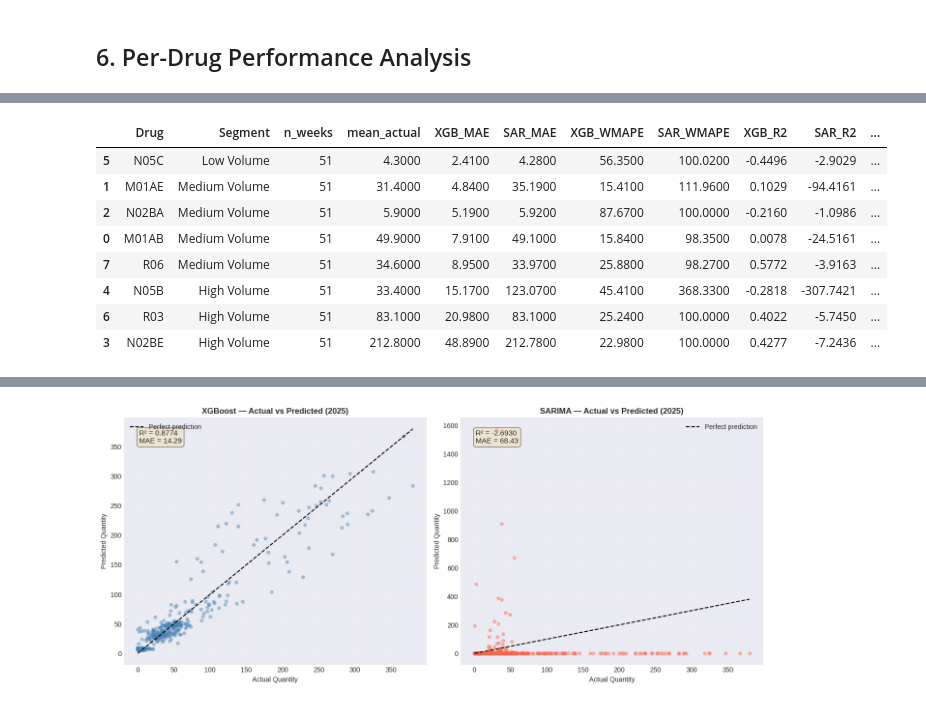
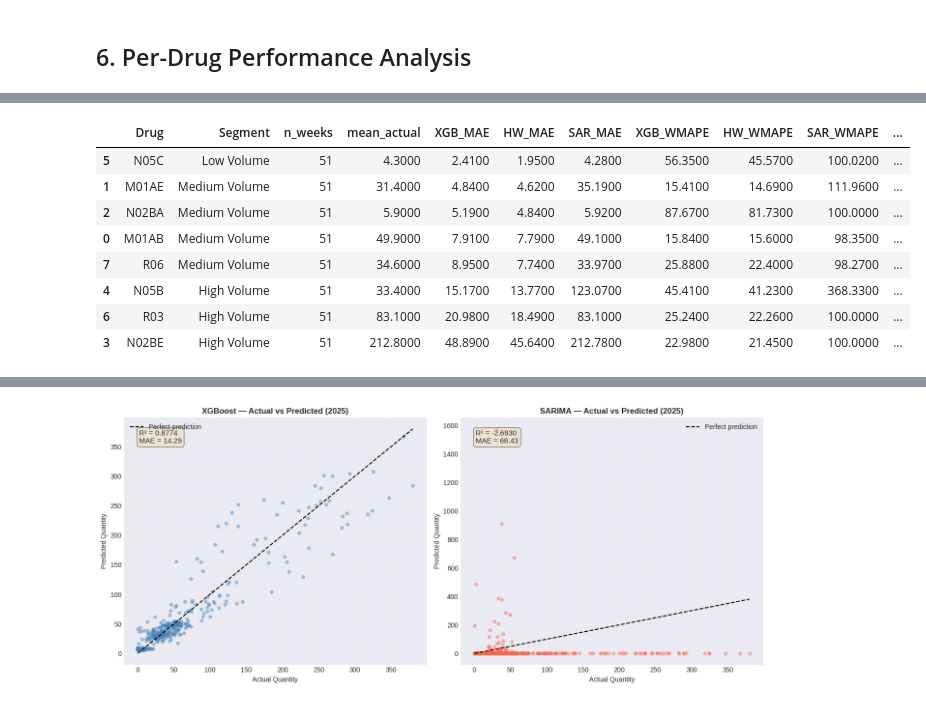
Before and after one commit to onchonga-programmer/pharmacy-forecasting-system, a Jupyter notebook: notebooks/model_validation.ipynb, the cells around one changed output, grey strips where cells are left out. Drawn from its saved outputs; the diff is of its cells as text; code cells hidden in the pictures.

```diff
--- a/notebooks/model_validation.ipynb
+++ b/notebooks/model_validation.ipynb
@@ -103,10 +117,13 @@ XGBoost val period   : 2025
 
 Both XGBoost and SARIMA predictions were computed in their respective training notebooks and saved to CSV. This notebook loads those files and performs a head-to-head evaluation.
 # %%
-# ── Merge both predictions on the same (drug, week) keys ─────────────────────
-# Use XGBoost actual as ground truth (both files share the same actuals for 2025)
+# ── Merge all three model predictions on the same (drug, week) keys ──────────
 merged = xgb_df.merge(
     sar_df[['drug_name', 'week_start_date', 'sarima_pred']],
+    on=['drug_name', 'week_start_date'],
+    how='inner'
+).merge(
+    hw_df[['drug_name', 'week_start_date', 'hw_pred']],
     on=['drug_name', 'week_start_date'],
     how='inner'
 ).copy()
@@ -114,9 +131,10 @@ merged.rename(columns={'actual': 'total_quantity'}, inplace=True)
 merged['quarter'] = merged['week_start_date'].dt.quarter
 
 # Convenience aliases used throughout the notebook
-TARGET     = 'total_quantity'
-XGB_PRED   = 'xgb_pred'
-SAR_PRED   = 'sarima_pred'
+TARGET   = 'total_quantity'
+XGB_PRED = 'xgb_pred'
+SAR_PRED = 'sarima_pred'
+HW_PRED  = 'hw_pred'
 
 print('=' * 65)
 print('2025 TEST DATASET OVERVIEW')
@@ -129,6 +147,7 @@ print()
 print(f"  Actual qty range   : {merged[TARGET].min():.0f}  –  {merged[TARGET].max():.0f}")
 print(f"  XGBoost pred range : {merged[XGB_PRED].min():.2f}  –  {merged[XGB_PRED].max():.2f}")
 print(f"  SARIMA  pred range : {merged[SAR_PRED].min():.2f}  –  {merged[SAR_PRED].max():.2f}")
+print(f"  Holt-Winters range : {merged[HW_PRED].min():.2f}  –  {merged[HW_PRED].max():.2f}")
 print(f"\n✓ Dataset ready for evaluation (n={len(merged):,} records)")
 # %% [output]
 =================================================================
@@ -324,31 +348,45 @@ per_drug_rows = []
 for drug in sorted(merged['drug_name'].unique()):
     ddf = merged[merged['drug_name'] == drug]
     seg = xgb_results.set_index('Drug')['Segment'].get(drug, 'Unknown')
-    mx = calc_metrics(ddf[TARGET], ddf[XGB_PRED], drug)
-    ms = calc_metrics(ddf[TARGET], ddf[SAR_PRED], drug)
+    mx  = calc_metrics(ddf[TARGET], ddf[XGB_PRED], drug)
+    ms  = calc_metrics(ddf[TARGET], ddf[SAR_PRED], drug)
+    mh  = calc_metrics(ddf[TARGET], ddf[HW_PRED],  drug)
+    # Best model by MAE among all three
+    best_mae = min(mx['MAE'], ms['MAE'], mh['MAE'])
+    if   best_mae == mx['MAE']: best_model = '✅ XGBoost'
+    elif best_mae == mh['MAE']: best_model = '✅ Holt-Win'
+    else:                       best_model = '⚠ SARIMA'
     per_drug_rows.append({
-        'Drug':       drug,
-        'Segment':    seg,
-        'n_weeks':    len(ddf),
-        'mean_actual': ddf[TARGET].mean().round(1),
-        'XGB_MAE':    mx['MAE'],
-        'SAR_MAE':    ms['MAE'],
-        'XGB_WMAPE':  mx['WMAPE'],
-        'SAR_WMAPE':  ms['WMAPE'],
-        'XGB_R2':     mx['R2'],
-        'SAR_R2':     ms['R2'],
-        'Winner':     '✅ XGBoost' if mx['MAE'] <= ms['MAE'] else '⚠ SARIMA',
+        'Drug':        drug,
+        'Segment':     seg,
+        'n_weeks':     len(ddf),
+        'mean_actual': round(ddf[TARGET].mean(), 1),
+        'XGB_MAE':     mx['MAE'],
+        'HW_MAE':      mh['MAE'],
+        'SAR_MAE':     ms['MAE'],
+        'XGB_WMAPE':   mx['WMAPE'],
+        'HW_WMAPE':    mh['WMAPE'],
+        'SAR_WMAPE':   ms['WMAPE'],
+        'XGB_R2':      mx['R2'],
+        'HW_R2':       mh['R2'],
+        'SAR_R2':      ms['R2'],
+        'Winner':      best_model,
     })
 
 per_drug_df = pd.DataFrame(per_drug_rows).sort_values('XGB_MAE')
 
-print('=' * 75)
-print('PER-DRUG RECOMPUTED METRICS — 2025 TEST PERIOD')
-print('=' * 75)
+print('=' * 90)
+print('PER-DRUG RECOMPUTED METRICS — 2025 TEST PERIOD (XGBoost vs Holt-Winters vs SARIMA)')
+print('=' * 90)
 display(per_drug_df)
 
 xgb_wins_cnt = (per_drug_df['Winner'] == '✅ XGBoost').sum()
-print(f"\n📊 XGBoost beats SARIMA on MAE: {xgb_wins_cnt}/{len(per_drug_df)} drugs")
+hw_wins_cnt  = (per_drug_df['Winner'] == '✅ Holt-Win').sum()
+sar_wins_cnt = (per_drug_df['Winner'] == '⚠ SARIMA').sum()
+print(f"\n📊 Best model by MAE per drug:")
+print(f"   XGBoost     : {xgb_wins_cnt}/{len(per_drug_df)} drugs")
+print(f"   Holt-Winters: {hw_wins_cnt}/{len(per_drug_df)} drugs")
+print(f"   SARIMA      : {sar_wins_cnt}/{len(per_drug_df)} drugs")
 
 best  = per_drug_df.loc[per_drug_df['XGB_MAE'].idxmin()]
 worst = per_drug_df.loc[per_drug_df['XGB_MAE'].idxmax()]
@@ -361,9 +399,9 @@ PER-DRUG RECOMPUTED METRICS — 2025 TEST PERIOD
-|  | Drug | Segment | n_weeks | mean_actual | XGB_MAE | SAR_MAE | XGB_WMAPE | SAR_WMAPE | XGB_R2 | SAR_R2 | ... |
-| 5 | N05C | Low Volume | 51 | 4.3000 | 2.4100 | 4.2800 | 56.3500 | 100.0200 | -0.4496 | -2.9029 | ... |
-| 1 | M01AE | Medium Volume | 51 | 31.4000 | 4.8400 | 35.1900 | 15.4100 | 111.9600 | 0.1029 | -94.4161 | ... |
-| 2 | N02BA | Medium Volume | 51 | 5.9000 | 5.1900 | 5.9200 | 87.6700 | 100.0000 | -0.2160 | -1.0986 | ... |
-| 0 | M01AB | Medium Volume | 51 | 49.9000 | 7.9100 | 49.1000 | 15.8400 | 98.3500 | 0.0078 | -24.5161 | ... |
-| 7 | R06 | Medium Volume | 51 | 34.6000 | 8.9500 | 33.9700 | 25.8800 | 98.2700 | 0.5772 | -3.9163 | ... |
-| 4 | N05B | High Volume | 51 | 33.4000 | 15.1700 | 123.0700 | 45.4100 | 368.3300 | -0.2818 | -307.7421 | ... |
-| 6 | R03 | High Volume | 51 | 83.1000 | 20.9800 | 83.1000 | 25.2400 | 100.0000 | 0.4022 | -5.7450 | ... |
-| 3 | N02BE | High Volume | 51 | 212.8000 | 48.8900 | 212.7800 | 22.9800 | 100.0000 | 0.4277 | -7.2436 | ... |
+|  | Drug | Segment | n_weeks | mean_actual | XGB_MAE | HW_MAE | SAR_MAE | XGB_WMAPE | HW_WMAPE | SAR_WMAPE | ... |
+| 5 | N05C | Low Volume | 51 | 4.3000 | 2.4100 | 1.9500 | 4.2800 | 56.3500 | 45.5700 | 100.0200 | ... |
+| 1 | M01AE | Medium Volume | 51 | 31.4000 | 4.8400 | 4.6200 | 35.1900 | 15.4100 | 14.6900 | 111.9600 | ... |
+| 2 | N02BA | Medium Volume | 51 | 5.9000 | 5.1900 | 4.8400 | 5.9200 | 87.6700 | 81.7300 | 100.0000 | ... |
+| 0 | M01AB | Medium Volume | 51 | 49.9000 | 7.9100 | 7.7900 | 49.1000 | 15.8400 | 15.6000 | 98.3500 | ... |
+| 7 | R06 | Medium Volume | 51 | 34.6000 | 8.9500 | 7.7400 | 33.9700 | 25.8800 | 22.4000 | 98.2700 | ... |
+| 4 | N05B | High Volume | 51 | 33.4000 | 15.1700 | 13.7700 | 123.0700 | 45.4100 | 41.2300 | 368.3300 | ... |
+| 6 | R03 | High Volume | 51 | 83.1000 | 20.9800 | 18.4900 | 83.1000 | 25.2400 | 22.2600 | 100.0000 | ... |
+| 3 | N02BE | High Volume | 51 | 212.8000 | 48.8900 | 45.6400 | 212.7800 | 22.9800 | 21.4500 | 100.0000 | ... |
```
Also changed, not shown: parts of 15 cells of this notebook, 2 other files.
